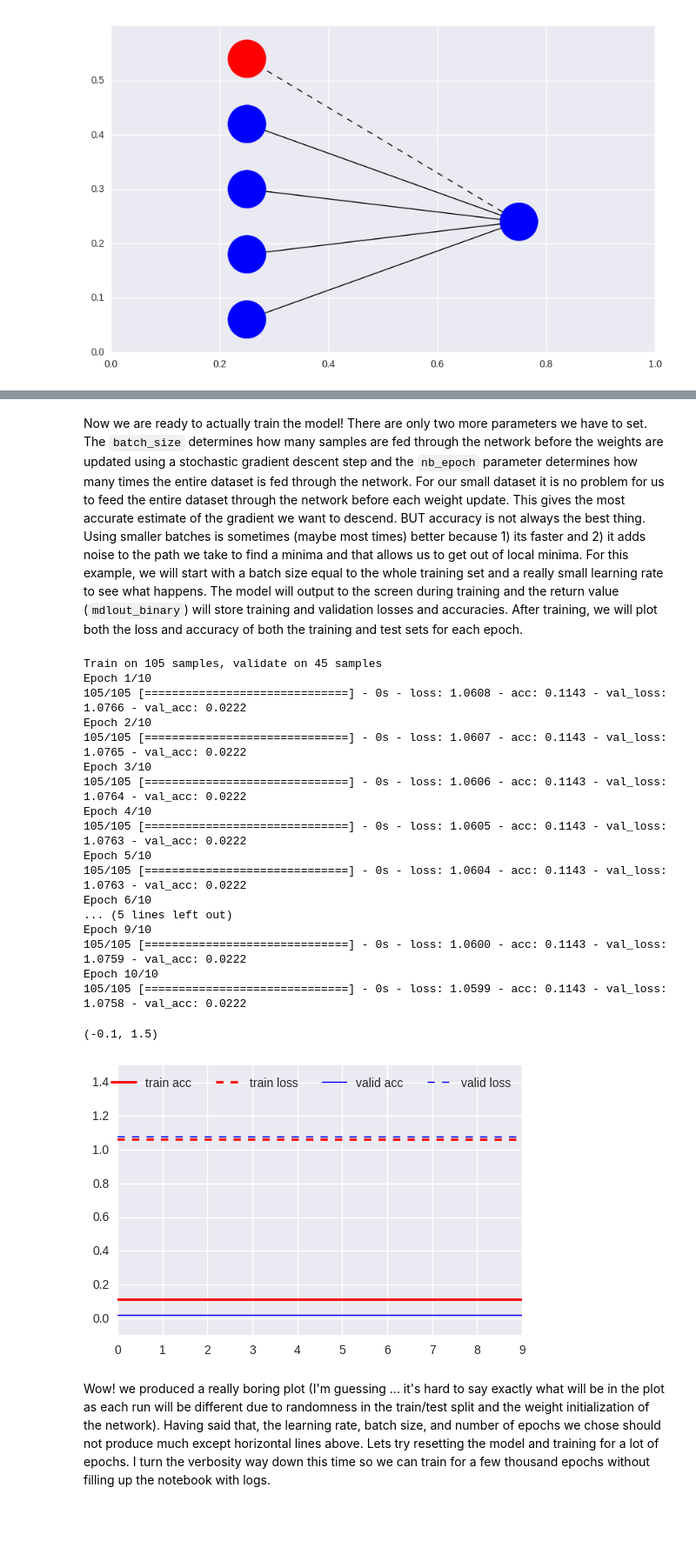
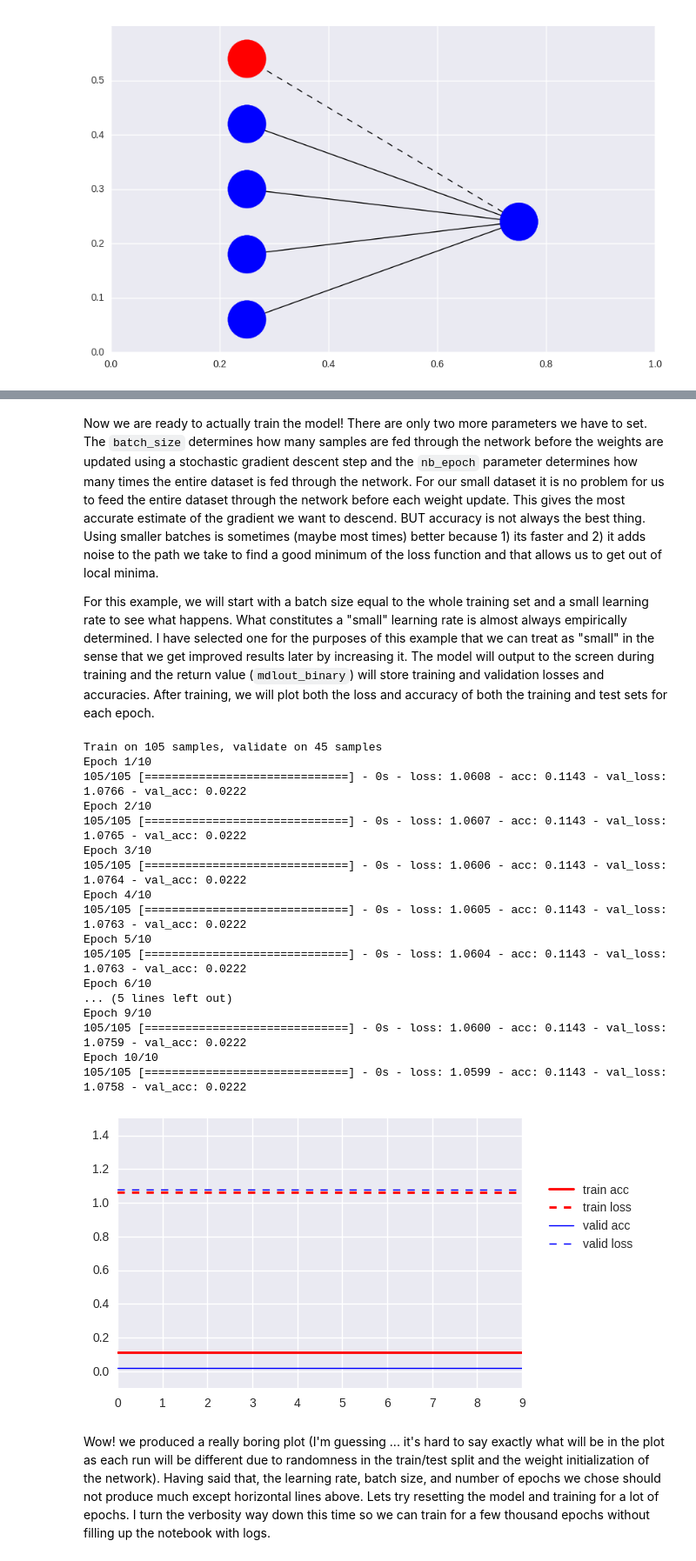
Before and after one commit to galtay/keras_examples, a Jupyter notebook: examples_1.ipynb, the cells around one changed output, grey strips where cells are left out. Shown at 87% size. Drawn from its saved outputs; the diff is of its cells as text; code cells hidden in the pictures; blank space fills up the shorter version.

```diff
--- a/classifier_examples.ipynb
+++ b/examples_1.ipynb
@@ -227,36 +226,40 @@ loss = 'binary_crossentropy'
 metrics = ['accuracy']
 model_binary.compile(optimizer=optimizer, loss=loss, metrics=metrics)
 # %% [markdown]
-Now we are ready to actually train the model!  There are only two more parameters we have to set.  The `batch_size` determines how many samples are fed through the network before the weights are updated using a stochastic gradient descent step and the `nb_epoch` parameter determines how many times the entire dataset is fed through the network.  For our small dataset it is no problem for us to feed the entire dataset through the network before each weight update.  This gives the most accurate estimate of the gradient we want to descend.  BUT accuracy is not always the best thing.  Using smaller batches is sometimes (maybe most times) better because 1) its faster and 2) it adds noise to the path we take to find a minima and that allows us to get out of local minima.  For this example, we will start with a batch size equal to the whole training set and a really small learning rate to see what happens. The model will output to the screen during training and the return value (`mdlout_binary`) will store training and validation losses and accuracies.  After training, we will plot both the loss and accuracy of both the training and test sets for each epoch.
+Now we are ready to actually train the model!  There are only two more parameters we have to set.  The `batch_size` determines how many samples are fed through the network before the weights are updated using a stochastic gradient descent step and the `nb_epoch` parameter determines how many times the entire dataset is fed through the network.  For our small dataset it is no problem for us to feed the entire dataset through the network before each weight update.  This gives the most accurate estimate of the gradient we want to descend.  BUT accuracy is not always the best thing.  Using smaller batches is sometimes (maybe most times) better because 1) its faster and 2) it adds noise to the path we take to find a good minimum of the loss function and that allows us to get out of local minima.
+
+For this example, we will start with a batch size equal to the whole training set and a small learning rate to see what happens. What constitutes a "small" learning rate is almost always empirically determined.  I have selected one for the purposes of this example that we can treat as "small" in the sense that we get improved results later by increasing it.  The model will output to the screen during training and the return value (`mdlout_binary`) will store training and validation losses and accuracies.  After training, we will plot both the loss and accuracy of both the training and test sets for each epoch.
 # %%
-mdlout_binary = model_binary.fit(
-    Xtrain_scld, Ytrain, validation_data=(Xtest_scld, Ytest),
-    batch_size=105, nb_epoch=10, verbose=1)
-plt.plot(mdlout_binary.history['acc'], color='red', ls='-', lw=2.0, label='train acc')
-plt.plot(mdlout_binary.history['loss'], color='red', ls='--', lw=2.0, label='train loss')
-plt.plot(mdlout_binary.history['val_acc'], color='blue', ls='-', lw=1.0, label='valid acc')
-plt.plot(mdlout_binary.history['val_loss'], color='blue', ls='--', lw=1.0, label='valid loss')
-plt.legend(ncol=4)
-plt.ylim(-0.1, 1.5)
+def plot_acc(history):
+    plt.plot(history['acc'], color='red', ls='-', lw=2.0, label='train acc')
+    plt.plot(history['loss'], color='red', ls='--', lw=2.0, label='train loss')
+    plt.plot(history['val_acc'], color='blue', ls='-', lw=1.0, label='valid acc')
+    plt.plot(history['val_loss'], color='blue', ls='--', lw=1.0, label='valid loss')
+    plt.legend(ncol=1, bbox_to_anchor=(1.30, 0.8))
+    plt.ylim(-0.1, 1.5)
-# %% [output]
-Train on 105 samples, validate on 45 samples
-Epoch 1/10
-105/105 [==============================] - 0s - loss: 1.0608 - acc: 0.1143 - val_loss: 1.0766 - val_acc: 0.0222
-Epoch 2/10
-105/105 [==============================] - 0s - loss: 1.0607 - acc: 0.1143 - val_loss: 1.0765 - val_acc: 0.0222
-Epoch 3/10
-105/105 [==============================] - 0s - loss: 1.0606 - acc: 0.1143 - val_loss: 1.0764 - val_acc: 0.0222
-Epoch 4/10
-105/105 [==============================] - 0s - loss: 1.0605 - acc: 0.1143 - val_loss: 1.0763 - val_acc: 0.0222
-Epoch 5/10
-105/105 [==============================] - 0s - loss: 1.0604 - acc: 0.1143 - val_loss: 1.0763 - val_acc: 0.0222
-Epoch 6/10
-... (5 lines left out)
-Epoch 9/10
-105/105 [==============================] - 0s - loss: 1.0600 - acc: 0.1143 - val_loss: 1.0759 - val_acc: 0.0222
-Epoch 10/10
-105/105 [==============================] - 0s - loss: 1.0599 - acc: 0.1143 - val_loss: 1.0758 - val_acc: 0.0222
-(-0.1, 1.5)
-[figure, removed]
+# %%
+mdlout_binary = model_binary.fit(
+    Xtrain_scld, Ytrain, validation_data=(Xtest_scld, Ytest),
+    batch_size=105, nb_epoch=10, verbose=1)
+plot_acc(mdlout_binary.history)
+# %% [output]
+Train on 105 samples, validate on 45 samples
+Epoch 1/10
+105/105 [==============================] - 0s - loss: 1.0608 - acc: 0.1143 - val_loss: 1.0766 - val_acc: 0.0222
+Epoch 2/10
+105/105 [==============================] - 0s - loss: 1.0607 - acc: 0.1143 - val_loss: 1.0765 - val_acc: 0.0222
+Epoch 3/10
+105/105 [==============================] - 0s - loss: 1.0606 - acc: 0.1143 - val_loss: 1.0764 - val_acc: 0.0222
+Epoch 4/10
+105/105 [==============================] - 0s - loss: 1.0605 - acc: 0.1143 - val_loss: 1.0763 - val_acc: 0.0222
+Epoch 5/10
+105/105 [==============================] - 0s - loss: 1.0604 - acc: 0.1143 - val_loss: 1.0763 - val_acc: 0.0222
+Epoch 6/10
+... (5 lines left out)
+Epoch 9/10
+105/105 [==============================] - 0s - loss: 1.0600 - acc: 0.1143 - val_loss: 1.0759 - val_acc: 0.0222
+Epoch 10/10
+105/105 [==============================] - 0s - loss: 1.0599 - acc: 0.1143 - val_loss: 1.0758 - val_acc: 0.0222
+[figure, added]
 # %% [markdown]
 Wow!  we produced a really boring plot (I'm guessing ... it's hard to say exactly what will be in the plot as each run will be different due to randomness in the train/test split and the weight initialization of the network).  Having said that, the learning rate, batch size, and number of epochs we chose should not produce much except horizontal lines above.  Lets try resetting the model and training for a lot of epochs.  I turn the verbosity way down this time so we can train for a few thousand epochs without filling up the notebook with logs.
```
Also changed, not shown: parts of 16 cells of this notebook.
